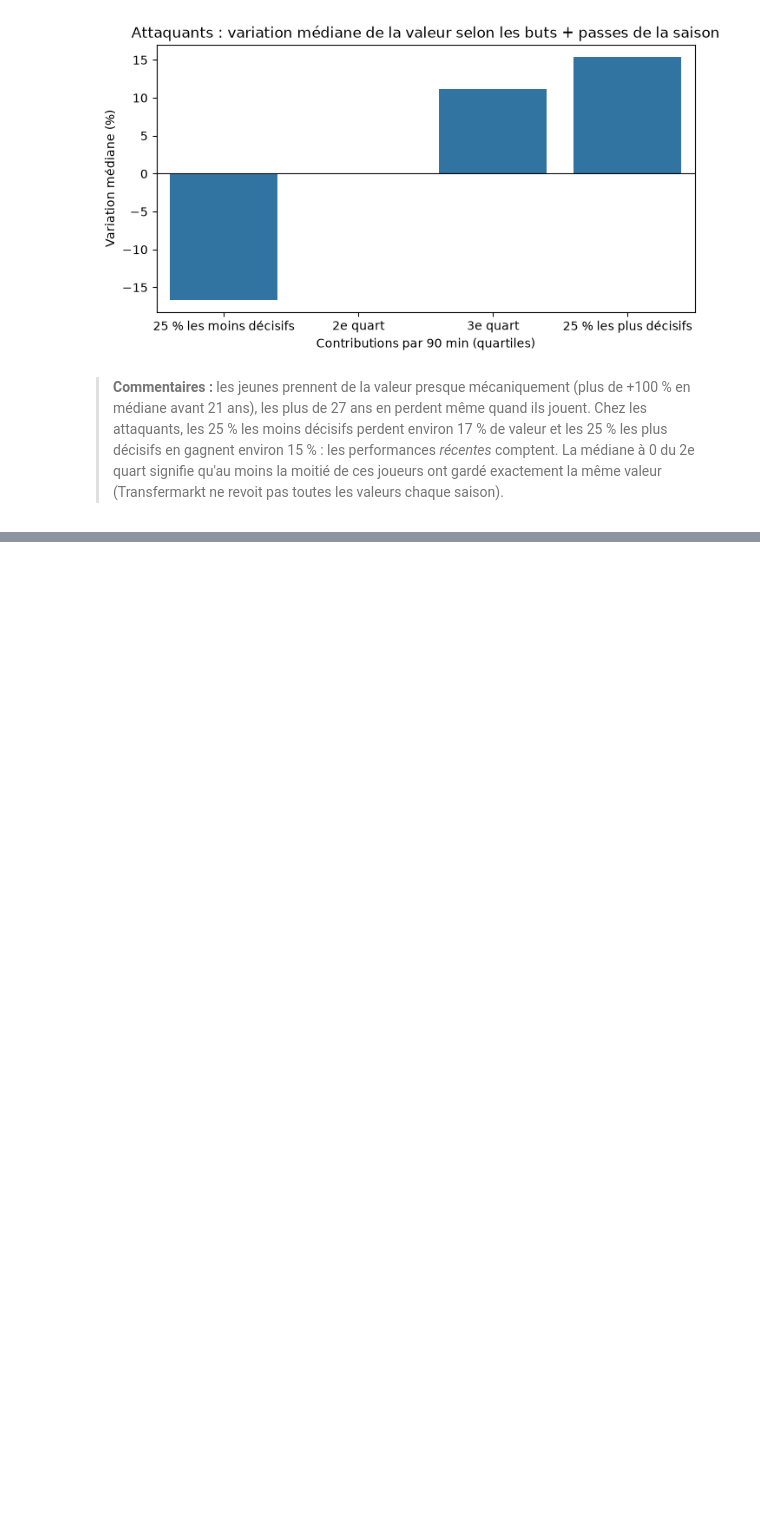
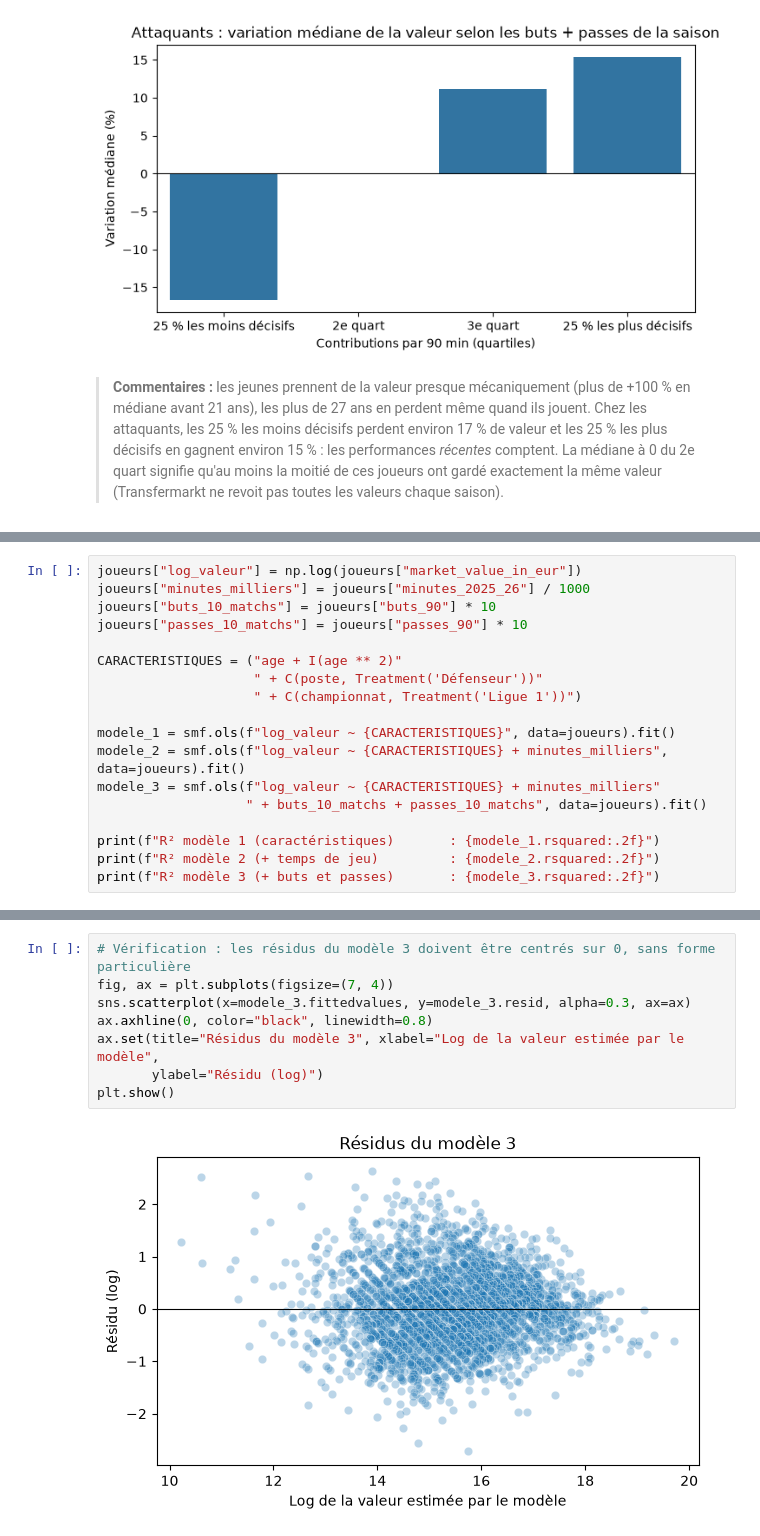
Before and after one commit to Iseo-sort/projet_python_football, a Jupyter notebook: notebooks/analyse_valeur.ipynb, the cells around one changed output, grey strips where cells are left out. Cells and saved outputs as stored; diff of their text form; blank space fills up the shorter version.

```diff
--- a/notebooks/analyse_valeur.ipynb
+++ b/notebooks/analyse_valeur.ipynb
@@ -363,0 +386,18 @@ plt.show()
+# %%
+joueurs["log_valeur"] = np.log(joueurs["market_value_in_eur"])
+joueurs["minutes_milliers"] = joueurs["minutes_2025_26"] / 1000
+joueurs["buts_10_matchs"] = joueurs["buts_90"] * 10
+joueurs["passes_10_matchs"] = joueurs["passes_90"] * 10
+
+CARACTERISTIQUES = ("age + I(age ** 2)"
+                    " + C(poste, Treatment('Défenseur'))"
+                    " + C(championnat, Treatment('Ligue 1'))")
+
+modele_1 = smf.ols(f"log_valeur ~ {CARACTERISTIQUES}", data=joueurs).fit()
+modele_2 = smf.ols(f"log_valeur ~ {CARACTERISTIQUES} + minutes_milliers", data=joueurs).fit()
+modele_3 = smf.ols(f"log_valeur ~ {CARACTERISTIQUES} + minutes_milliers"
+                   " + buts_10_matchs + passes_10_matchs", data=joueurs).fit()
+
+print(f"R² modèle 1 (caractéristiques)       : {modele_1.rsquared:.2f}")
+print(f"R² modèle 2 (+ temps de jeu)         : {modele_2.rsquared:.2f}")
+print(f"R² modèle 3 (+ buts et passes)       : {modele_3.rsquared:.2f}")
@@ -363,0 +460,10 @@ plt.show()
+# %%
+# Vérification : les résidus du modèle 3 doivent être centrés sur 0, sans forme particulière
+fig, ax = plt.subplots(figsize=(7, 4))
+sns.scatterplot(x=modele_3.fittedvalues, y=modele_3.resid, alpha=0.3, ax=ax)
+ax.axhline(0, color="black", linewidth=0.8)
+ax.set(title="Résidus du modèle 3", xlabel="Log de la valeur estimée par le modèle",
+       ylabel="Résidu (log)")
+plt.show()
+# %% [output]
+[figure, added]
```
Also changed, not shown: parts of 17 cells of this notebook.
